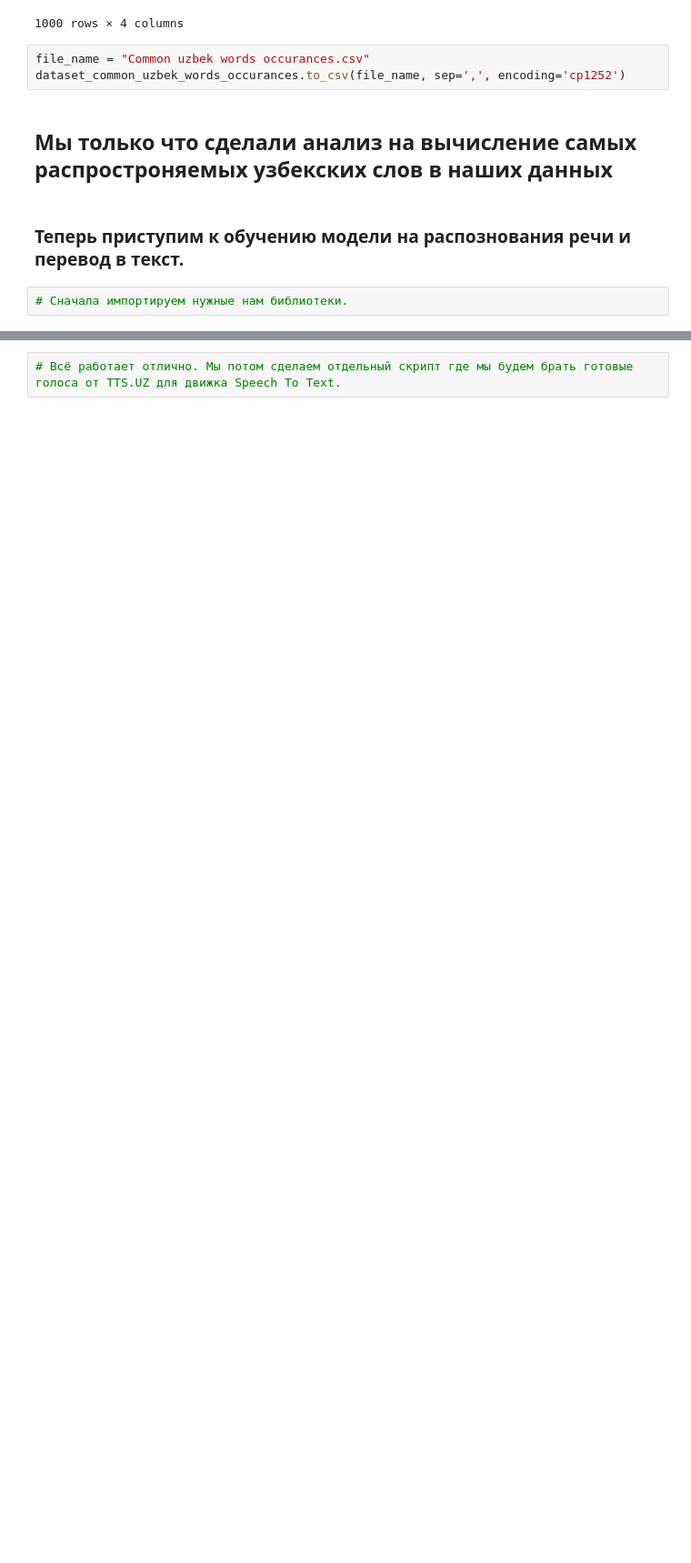
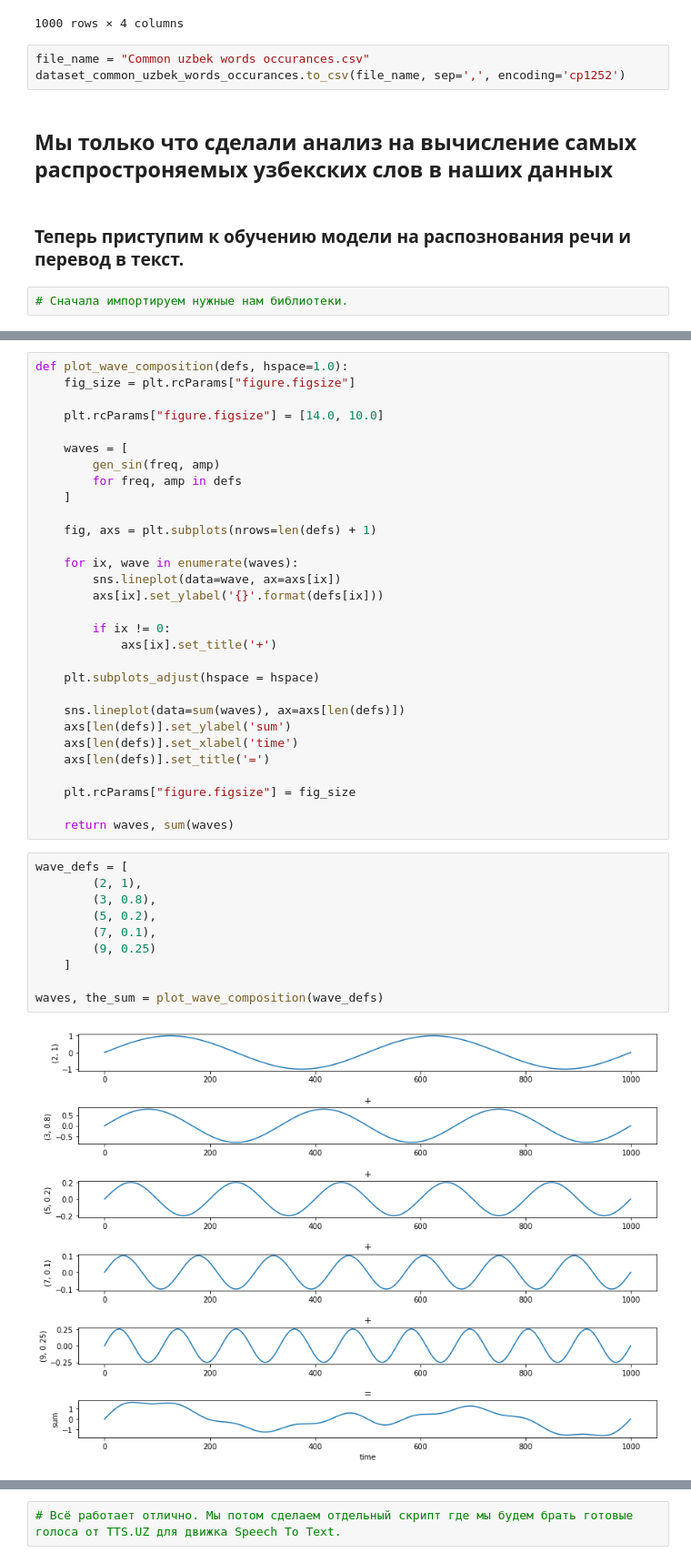
Before and after one commit to sonictimur/wstars_voiceAI, a Jupyter notebook: AI_Scripts.ipynb, the cells around one changed output, grey strips where cells are left out. Shown at 91% size. Drawn from its saved outputs; the diff is of its cells as text; blank space fills up the shorter version.

```diff
--- a/AI_Scripts.ipynb
+++ b/AI_Scripts.ipynb
@@ -132,0 +139,42 @@ ax1.plot(np.linspace(0, sample_rate/len(samples), sample_rate), samples)
+# %%
+def plot_wave_composition(defs, hspace=1.0):
+    fig_size = plt.rcParams["figure.figsize"]
+
+    plt.rcParams["figure.figsize"] = [14.0, 10.0]
+
+    waves = [
+        gen_sin(freq, amp)
+        for freq, amp in defs
+    ]
+
+    fig, axs = plt.subplots(nrows=len(defs) + 1)
+
+    for ix, wave in enumerate(waves):
+        sns.lineplot(data=wave, ax=axs[ix])
+        axs[ix].set_ylabel('{}'.format(defs[ix]))
+
+        if ix != 0:
+            axs[ix].set_title('+')
+
+    plt.subplots_adjust(hspace = hspace)
+
+    sns.lineplot(data=sum(waves), ax=axs[len(defs)])
+    axs[len(defs)].set_ylabel('sum')
+    axs[len(defs)].set_xlabel('time')
+    axs[len(defs)].set_title('=')
+
+    plt.rcParams["figure.figsize"] = fig_size
+
+    return waves, sum(waves)
+# %%
+wave_defs = [
+        (2, 1),
+        (3, 0.8),
+        (5, 0.2),
+        (7, 0.1),
+        (9, 0.25)
+    ]
+
+waves, the_sum = plot_wave_composition(wave_defs)
+# %% [output]
+[figure, added]
```
Also changed, not shown: parts of 16 cells of this notebook, 2 other files.
